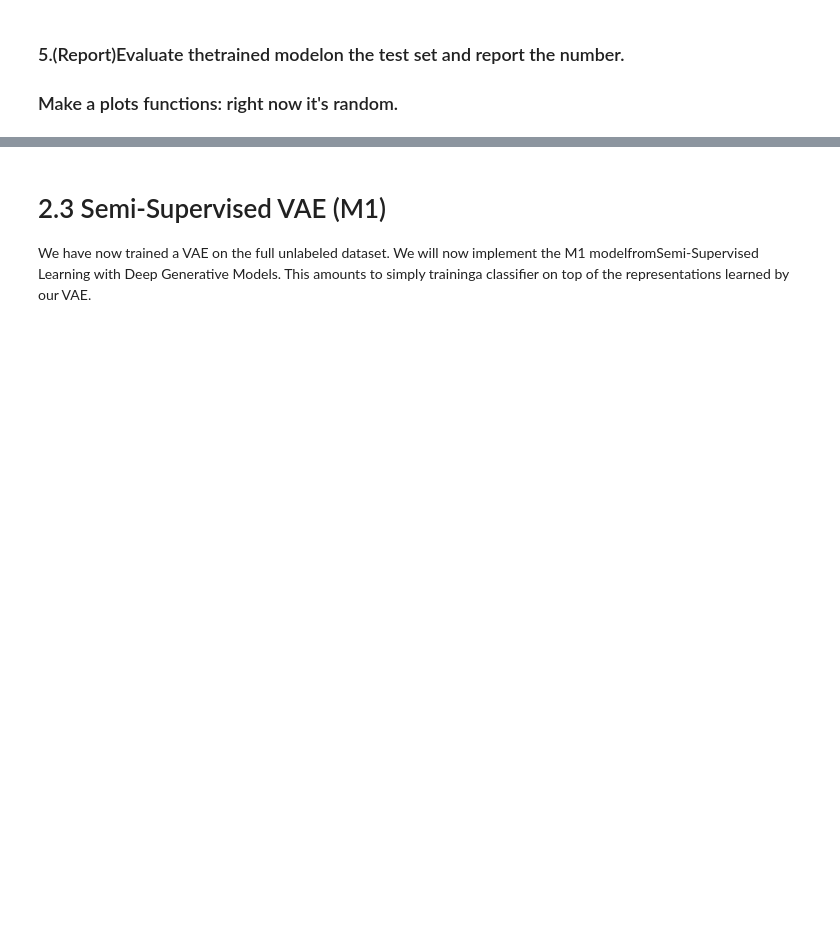
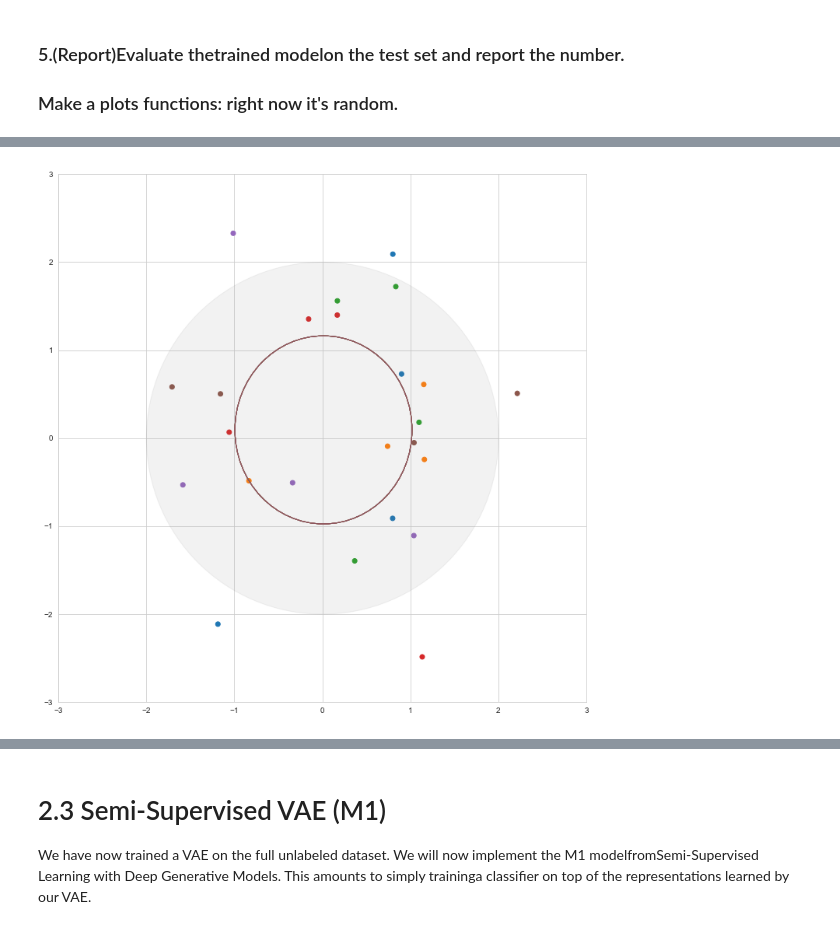
Before and after one commit to Blankuca/DeepLearning-VAE, a Jupyter notebook: Main_EEG.ipynb, the cells around one changed output, grey strips where cells are left out. Cells and saved outputs as stored; diff of their text form; code cells hidden in the pictures; blank space fills up the shorter version.

```diff
--- a/Main_EEG.ipynb
+++ b/Main_EEG.ipynb
@@ -785,40 +510,0 @@ def reshape(x):
-# %%
-
-def plot_2d_latents(ax, outputs, y,tmp_img= "tmp_vae_latent_space.png",show=True):
-    z = outputs['z']
-    qz = outputs['qz']
-    z = z.to('cpu')
-    y = y.to('cpu')
-    scale_factor = 2
-    batch_size = z.shape[0]
-    palette = sns.color_palette()
-    colors = [palette[l] for l in y]
-
-    # plot prior
-    prior = plt.Circle((0, 0), scale_factor, color='gray', fill=True, alpha=0.1)
-    ax.add_artist(prior)
-
-    # plot data points
-    mus, sigmas = qz.mu.to('cpu'), qz.sigma.to('cpu')
-    mus = [mus[i].numpy().tolist() for i in range(batch_size)]
-    sigmas = [sigmas[i].numpy().tolist() for i in range(batch_size)]
-
-    posteriors = [
-        plt.matplotlib.patches.Ellipse(mus[i], *(scale_factor * s for s in sigmas[i]), color=colors[i], fill=False,
-                                       alpha=0.3) for i in range(batch_size)]
-    for p in posteriors:
-        ax.add_artist(p)
-
-    ax.scatter(z[:, 0], z[:, 1], color=colors)
-
-    ax.set_xlim([-3, 3])
-    ax.set_ylim([-3, 3])
-    ax.set_aspect('equal', 'box')
-
-    # display
-    plt.tight_layout()
-    plt.savefig(tmp_img)
-    plt.close(fig)
-    if show:
-        display(Image(filename=tmp_img))
-        clear_output(wait=True)
@@ -837,3 +515,7 @@ display(Image(filename="tmp_vae_latent_space.png"))
+# %%
+plot_2d_latents(outputs, y)
+# %% [output]
+[figure, added]
 # %%
 from torchvision.utils import make_grid
 
```
Also changed, not shown: parts of 60 cells of this notebook, 1 other file.
